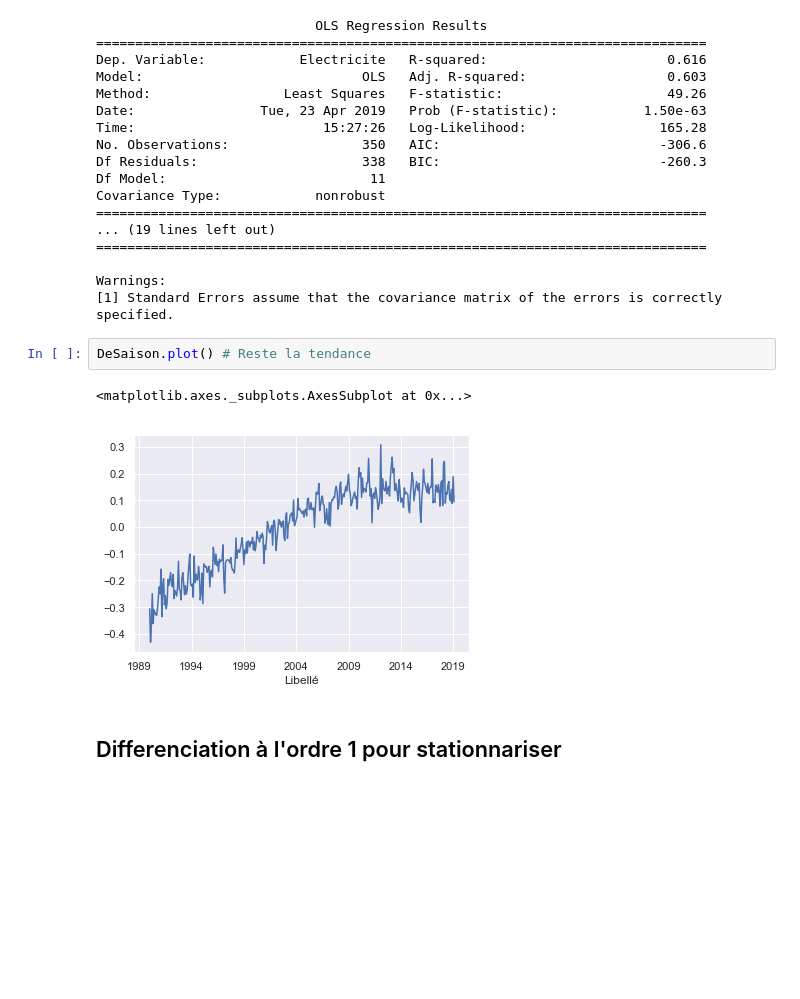
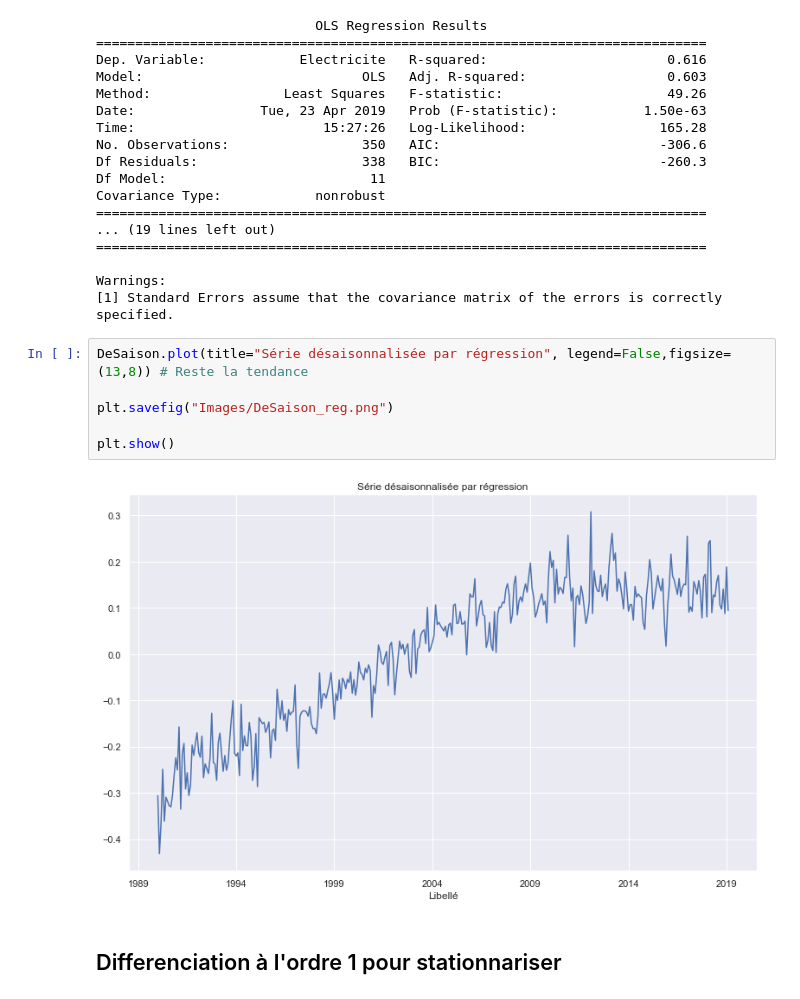
Before and after one commit to DimSum2k20/TimeSeries, a Jupyter notebook: partie1_etude_transform_serie.ipynb, the cells around one changed output. Drawn from its saved outputs; the diff is of its cells as text; blank space fills up the shorter version.

```diff
--- a/partie1_etude_transform_serie.ipynb
+++ b/partie1_etude_transform_serie.ipynb
@@ -222,11 +222,14 @@ Covariance Type:            nonrobust
 
 Warnings:
 [1] Standard Errors assume that the covariance matrix of the errors is correctly specified.
-# %%
-DeSaison.plot() # Reste la tendance
-# %% [output]
-<matplotlib.axes._subplots.AxesSubplot at 0x...>
-[figure, removed]
+# %%
+DeSaison.plot(title="Série désaisonnalisée par régression", legend=False,figsize=(13,8)) # Reste la tendance
+
+plt.savefig("Images/DeSaison_reg.png")
+
+plt.show()
+# %% [output]
+[figure, added]
 # %% [markdown]
 ## Differenciation à l'ordre 1 pour stationnariser
 # %% [markdown]
```
Also changed, not shown: parts of 11 cells of this notebook, 9 other files.
